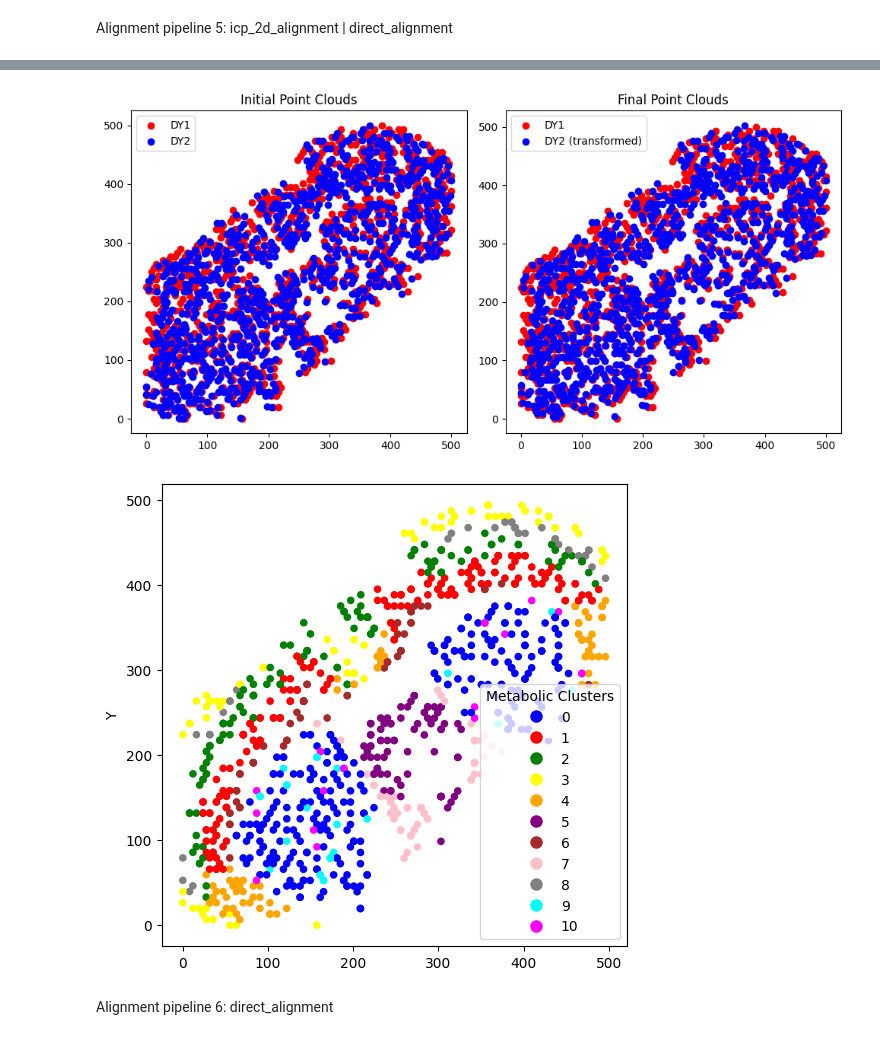
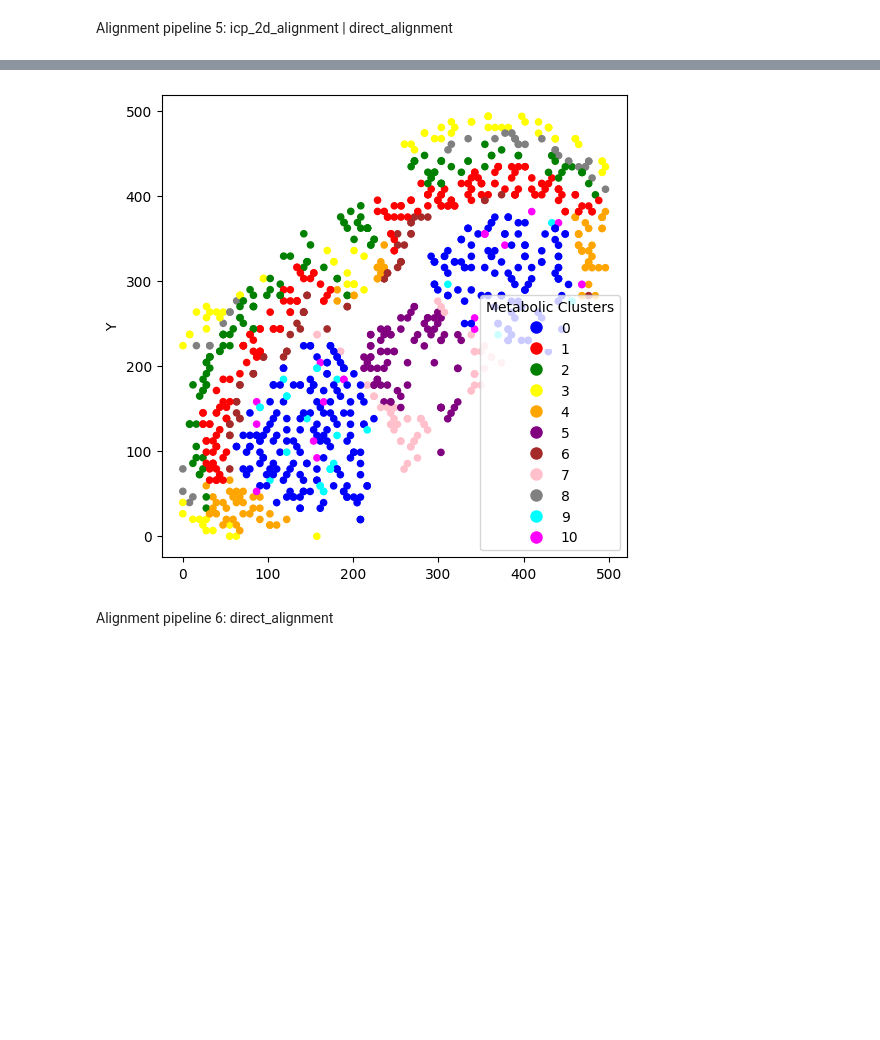
Before and after one commit to LittleLittleCloud/haCCA, a Jupyter notebook: example/comparasion_between_haCCA_and_other_alignment_method.ipynb, the cells around one changed output, grey strips where cells are left out. Cells and saved outputs as stored; diff of their text form; code cells hidden in the pictures; blank space fills up the shorter version.

```diff
--- a/example/comparasion_between_haCCA_and_other_alignment_method.ipynb
+++ b/example/comparasion_between_haCCA_and_other_alignment_method.ipynb
@@ -211,6 +243,6 @@ b_predict = hacca.direct_alignment(a, _b_prime, work_dir=icp_2d_work_dir)
 hacca.plot_b_predict(b_predict, icp_2d_work_dir)
 pi = hacca.direct_alignment_metric(a, _b_prime)
 icp_2d_loss = hacca.loss(b_predict, b_truth)
-pairwise_alignment_accuracy = hacca.pairwise_alignment_accuracy(a, _b_prime, pi)
-print(f"ICP 2D: loss: {icp_2d_loss}, pairwise_alignment_accuracy: {pairwise_alignment_accuracy}")
+icp_2d_dir_pairwise_alignment_accuracy = hacca.pairwise_alignment_accuracy(a, _b_prime, pi)
+print(f"ICP 2D: loss: {icp_2d_loss}, pairwise_alignment_accuracy: {icp_2d_dir_pairwise_alignment_accuracy}")
 # %% [output]
@@ -219,5 +251,4 @@ ICP 2D: loss: (np.float32(65.96968), np.float64(0.796), 0.7034768467481651), pai
-[figure, old version]
+[figure, new version]
-[figure, removed]
 # %% [markdown]
 Alignment pipeline 6: direct_alignment
 # %%
```
Also changed, not shown: parts of 14 cells of this notebook.
